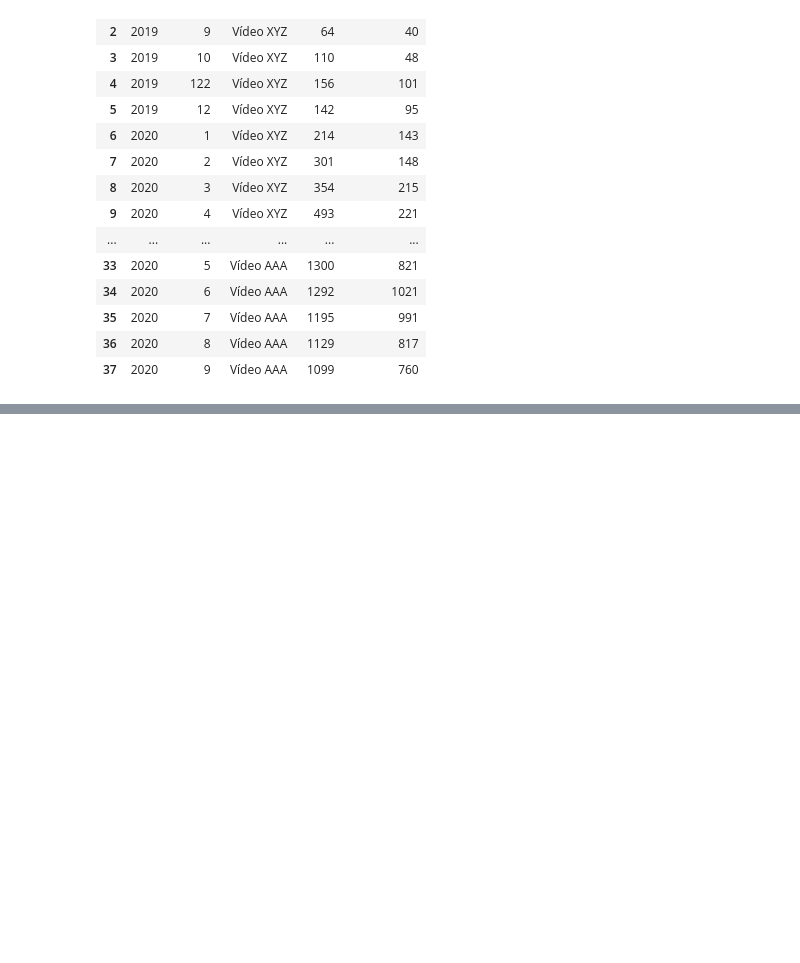
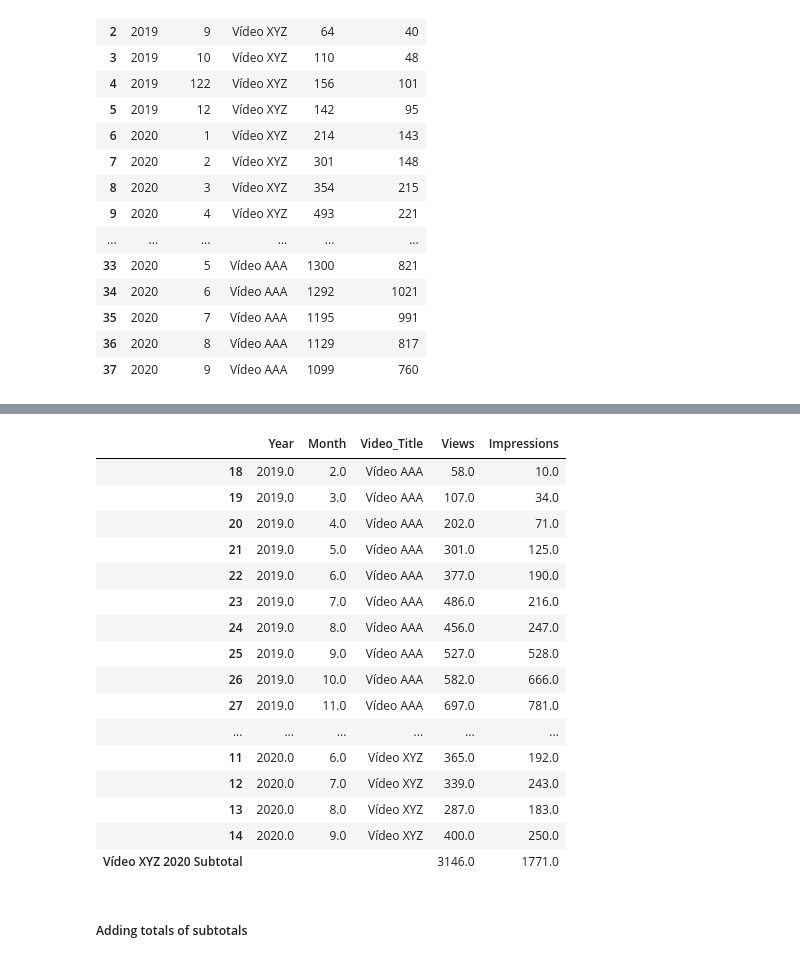
Before and after one commit to alexaugusto23/python_developer, a Jupyter notebook: Planejamento - Lógicas/Scripts e Notebooks/logicas_pyplan.ipynb, the cells around one changed output, grey strips where cells are left out. Drawn from its saved outputs; the diff is of its cells as text; code cells hidden in the pictures; blank space fills up the shorter version.

```diff
--- a/Planejamento - Lógicas/Scripts e Notebooks/logicas_pyplan.ipynb
+++ b/Planejamento - Lógicas/Scripts e Notebooks/logicas_pyplan.ipynb
@@ -897,0 +1011,3 @@ df
+# %%
+df = df.drop(labels='Total', axis=0)
+df.tail(5)
@@ -897,0 +1021,5 @@ df
+# %%
+for label, _df in df.groupby(['Video_Title', 'Year']):
+    print(label)
+    print(_df)
+    print()
@@ -897,0 +1044,6 @@ df
+# %%
+container= []
+for label, _df in df.groupby(['Video_Title', 'Year']):
+    _df.loc[f'{label[0]} {label[1]:.0f} Subtotal'] = _df[['Views', 'Impressions']].sum()
+    container.append(_df.fillna(''))
+container
@@ -897,0 +1068,23 @@ df
+# %%
+_df_summary = pd.concat(container)
+_df_summary
+# %% [output]
+|  | Year | Month | Video_Title | Views | Impressions |
+| 18 | 2019.0 | 2.0 | Vídeo AAA | 58.0 | 10.0 |
+| 19 | 2019.0 | 3.0 | Vídeo AAA | 107.0 | 34.0 |
+| 20 | 2019.0 | 4.0 | Vídeo AAA | 202.0 | 71.0 |
+| 21 | 2019.0 | 5.0 | Vídeo AAA | 301.0 | 125.0 |
+| 22 | 2019.0 | 6.0 | Vídeo AAA | 377.0 | 190.0 |
+| 23 | 2019.0 | 7.0 | Vídeo AAA | 486.0 | 216.0 |
+| 24 | 2019.0 | 8.0 | Vídeo AAA | 456.0 | 247.0 |
+| 25 | 2019.0 | 9.0 | Vídeo AAA | 527.0 | 528.0 |
+| 26 | 2019.0 | 10.0 | Vídeo AAA | 582.0 | 666.0 |
+| 27 | 2019.0 | 11.0 | Vídeo AAA | 697.0 | 781.0 |
+| ... | ... | ... | ... | ... | ... |
+| 11 | 2020.0 | 6.0 | Vídeo XYZ | 365.0 | 192.0 |
+| 12 | 2020.0 | 7.0 | Vídeo XYZ | 339.0 | 243.0 |
+| 13 | 2020.0 | 8.0 | Vídeo XYZ | 287.0 | 183.0 |
+| 14 | 2020.0 | 9.0 | Vídeo XYZ | 400.0 | 250.0 |
+| Vídeo XYZ 2020 Subtotal |  |  |  | 3146.0 | 1771.0 |
+# %% [markdown]
+##### Adding totals of subtotals
```
Also changed, not shown: parts of 28 cells of this notebook, 2 other files.
